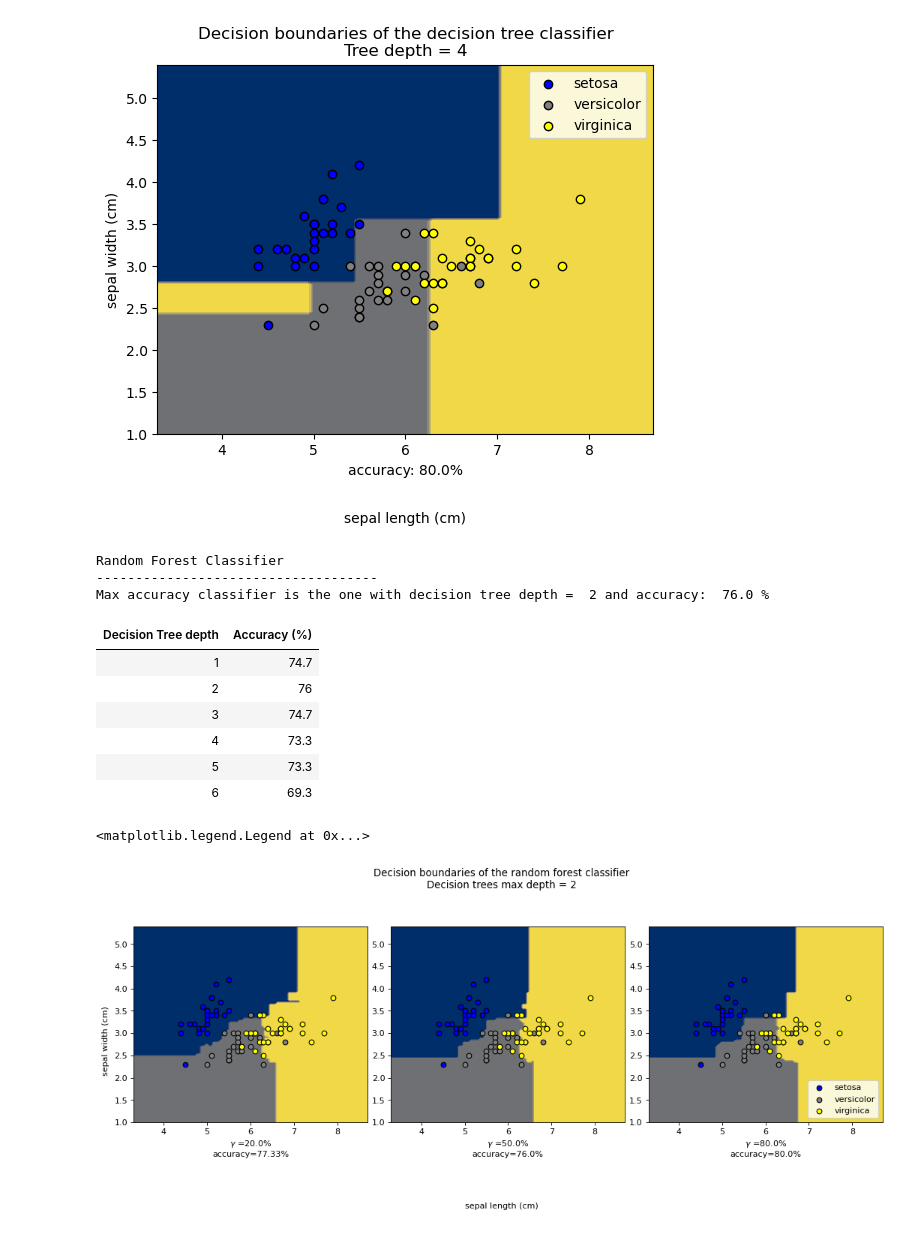
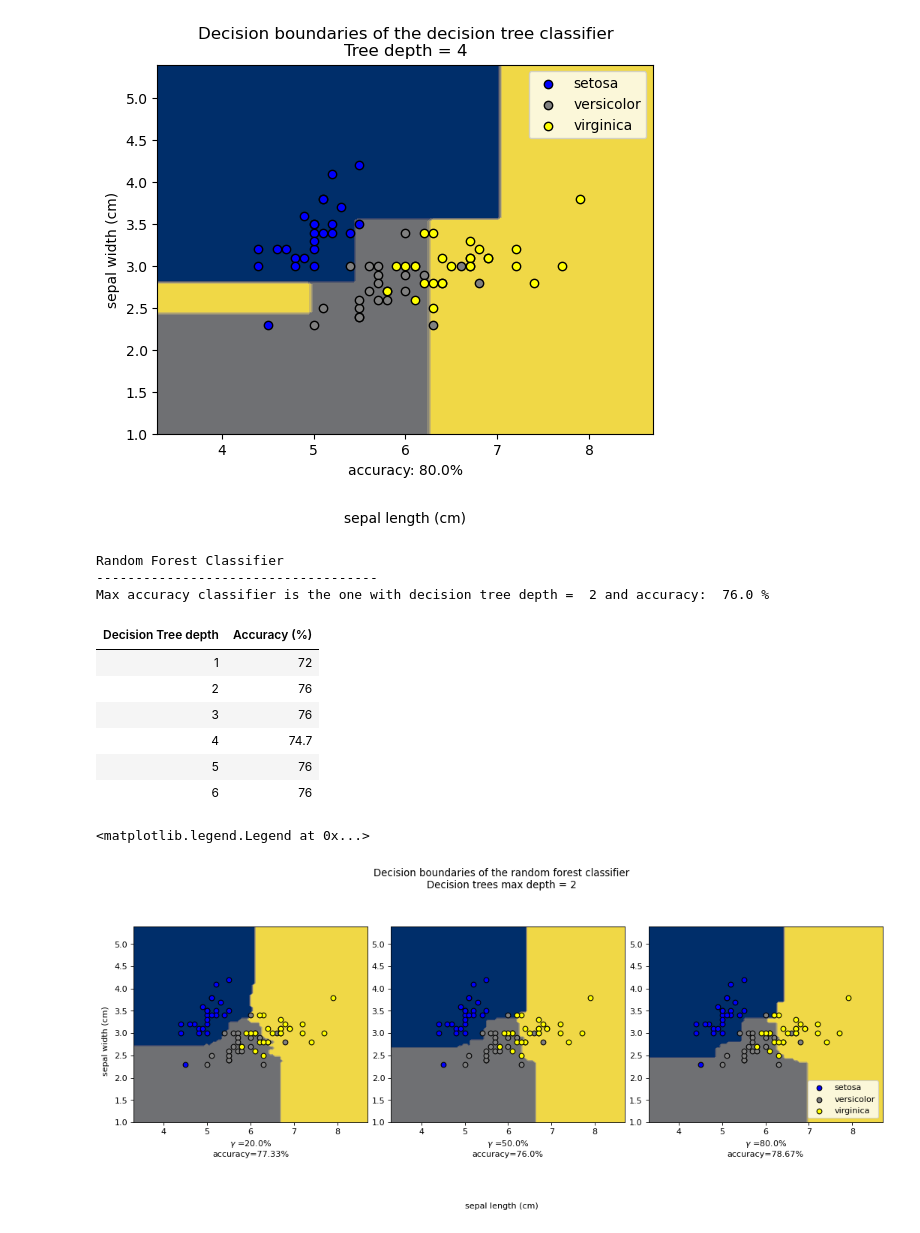
Before and after one commit to styltopa/PatternRecognition, a Jupyter notebook: topalidis_9613_Assignment3.ipynb, the cells around one changed output. Drawn from its saved outputs; the diff is of its cells as text; code cells hidden in the pictures.

Commit message:
random_state parameter explicitly set for all classifiers both decision tree and random forest

```diff
--- a/topalidis_9613_Assignment3.ipynb
+++ b/topalidis_9613_Assignment3.ipynb
@@ -212,10 +214,10 @@ accList = list()
 # random seed to get the same bootstrap samples for every execution of the
 # program
 
-# rnd = np.random.randint(randStart, randStop)
+# # rnd = np.random.randint(randStart, randStop)
 
-# For replication
-rnd = 0
+# # For replication
+# rnd = 0
 
 print('Random Forest Classifier\n------------------------------------')
 # Forest tree max depths
@@ -227,23 +229,13 @@ for depthCount, depth in enumerate(treeDepths):
     np.random.seed(rnd)
     # Classifier training
     clf = RandomForestClassifier(n_estimators=B, max_depth=depth,
-        bootstrap=True, max_samples=bootSamNumOfElem)
+        bootstrap=True, max_samples=bootSamNumOfElem, random_state= rnd)
     clf = clf.fit(trainingArr, targetArrTraining)
 
     # Classifier predictions of the targets
     targetArrPred = clf.predict(testingArr)
 
-# Calculation of accuracy
 
-    # # Number of correctly predicted samples
-    # correctlyPredicted = 0
-    # # Contains two columns: one with the real and one with the predicted target values
-    # targetAndPred = np.stack((targetArrTesting, targetArrPred), axis=1)
-    # for predCount in range(numOfTrainingData):
-    #     if targetArrTesting[predCount] == targetArrPred[predCount]:
-    #         correctlyPredicted = correctlyPredicted + 1
-
-    # accuracy = correctlyPredicted/numOfTrainingData
     accuracy = accuracy_score(targetArrTesting, targetArrPred)
     accList.append([str(depth), str(round(100*accuracy, 1))])
     # Find the max depth with the highest accuracy
@@ -277,12 +269,12 @@ Random Forest Classifier
 ------------------------------------
 Max accuracy classifier is the one with decision tree depth =  2 and accuracy:  76.0 %
 | Decision Tree depth | Accuracy (%) |
-| 1 | 74.7 |
+| 1 | 72 |
 | 2 | 76 |
-| 3 | 74.7 |
-| 4 | 73.3 |
-| 5 | 73.3 |
-| 6 | 69.3 |
+| 3 | 76 |
+| 4 | 74.7 |
+| 5 | 76 |
+| 6 | 76 |
 # %%
 # B.2
 
@@ -307,25 +299,14 @@ for gammaCount, gammaVal in enumerate(gammaArr):
     np.random.seed(rnd)
     # Training for the different gamma values and for the maxAccDepth found before
     clf = RandomForestClassifier(n_estimators=B, max_depth=maxAccDepth,
-        bootstrap=True, max_samples=bootSamNumOfElem)
+        bootstrap=True, max_samples=bootSamNumOfElem, random_state=rnd)
     clf = clf.fit(trainingArr, targetArrTraining)
 
     # Classifier predictions of the targets
     targetArrPred = clf.predict(testingArr)
 
-# Calculation of accuracy
-
-    # Number of correctly predicted samples
-    correctlyPredicted = 0
-    # contains both the real and the predicted target values
-    targetAndPred = np.stack((targetArrTesting, targetArrPred), axis=1)
-    # for every sample prediction
-    for predCount in range(numOfTrainingData):
-        if targetArrTesting[predCount] == targetArrPred[predCount]:
-            correctlyPredicted = correctlyPredicted + 1
-
-    accuracy = correctlyPredicted/numOfTrainingData
-    # accuracy = accuracy_score(targetArrTesting, targetArrPred)
+    # Accuracy
+    accuracy = accuracy_score(targetArrTesting, targetArrPred)
     # Plot a subplot for each gamma value
     ax = plt.subplot(1, len(gammaArr), gammaCount+1)
     plt.tight_layout(h_pad=0.5, w_pad=0.5, pad=7.5)
@@ -341,34 +322,34 @@ for gammaCount, gammaVal in enumerate(gammaArr):
     for counter, target in enumerate(targetArr):
         targetInds = np.where(targetArrTesting == target)
         plt.scatter(
             testingArr[targetInds, 0], testingArr[targetInds, 1], color=c[counter], edgecolor="black",
             label = iris.target_names[counter]
         )
 
 
 plt.suptitle('Decision boundaries of the random forest classifier\nDecision trees max depth = ' \
         + str(maxAccDepth))
 plt.legend(loc='lower right')
 
 # Remarks
 # In comparison to the simple decision tree classifier,
 # the random forest one seems to catch the data patterns in more detail.
 # The decision boundaries are more complex and not as
 
 # B.3
 # The percentage of the training data (gamma) used for the bootstrap samples of
 # the individual decision trees in
 # the forest, seems to change the accuracy of the final model.
 # As gamma increases, accuracy tends to decrease (in most executions of the program
 # because as it is mentioned before, different executions of the program provide different
 # classifiers and accuracy percentages).
 # This is to be expected, as random forests exploit the idea that
 # small subsamples of the original data contain classification information about the
 # that which is not visible when treating the data as a whole.
 # Therefore, when gamma is small the classification is more accurate.
 # %% [output]
 <matplotlib.legend.Legend at 0x...>
-[figure, old version]
+[figure, new version]
 # %%
 # # (Optional):
 # # Both part A and part B above, return a classifier
```
Also changed, not shown: parts of 2 cells of this notebook.
